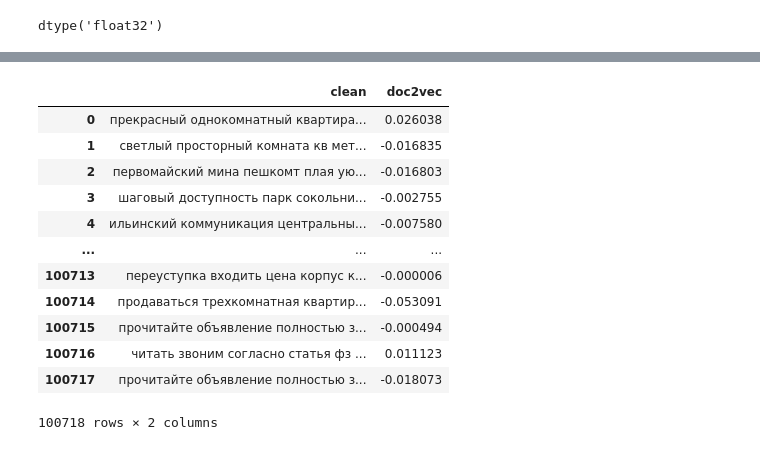
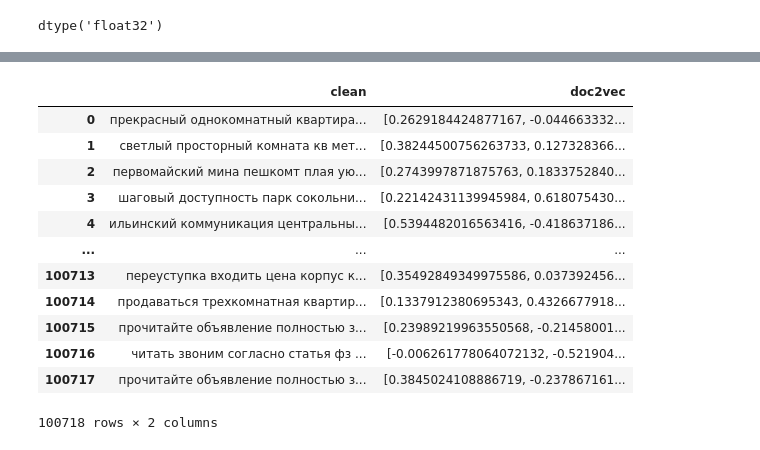
Before and after one commit to Gabuchev/Apartments-in-Moscow---The-simplest-recommendation-system, a Jupyter notebook: Doc2Vec.ipynb, the cells around one changed output, grey strips where cells are left out. Cells and saved outputs as stored; diff of their text form; code cells hidden in the pictures.

```diff
--- a/Doc2Vec.ipynb
+++ b/Doc2Vec.ipynb
@@ -129,26 +111,26 @@ vec
 # %%
 import numpy as np
 #Создание списка списков
 #добавление списка в столбец данных
-df_clean['doc2vec'] = np.array(vec).tolist()
+df_clean['doc2vec'] = np.array(des2vec).tolist()
 
 #Это не обязательное условие
 #df_clean= df_clean.drop([0],axis=1)
 
 df_clean.head(-5)
 # %% [output]
 |  | clean | doc2vec |
-| 0 | прекрасный однокомнатный квартира... | 0.026038 |
-| 1 | светлый просторный комната кв мет... | -0.016835 |
-| 2 | первомайский мина пешкомт плая ую... | -0.016803 |
-| 3 | шаговый доступность парк сокольни... | -0.002755 |
-| 4 | ильинский коммуникация центральны... | -0.007580 |
+| 0 | прекрасный однокомнатный квартира... | [0.2629184424877167, -0.044663332... |
+| 1 | светлый просторный комната кв мет... | [0.38244500756263733, 0.127328366... |
+| 2 | первомайский мина пешкомт плая ую... | [0.2743997871875763, 0.1833752840... |
+| 3 | шаговый доступность парк сокольни... | [0.22142431139945984, 0.618075430... |
+| 4 | ильинский коммуникация центральны... | [0.5394482016563416, -0.418637186... |
 | ... | ... | ... |
-| 100713 | переуступка входить цена корпус к... | -0.000006 |
-| 100714 | продаваться трехкомнатная квартир... | -0.053091 |
-| 100715 | прочитайте объявление полностью з... | -0.000494 |
-| 100716 | читать звоним согласно статья фз ... | 0.011123 |
-| 100717 | прочитайте объявление полностью з... | -0.018073 |
+| 100713 | переуступка входить цена корпус к... | [0.35492849349975586, 0.037392456... |
+| 100714 | продаваться трехкомнатная квартир... | [0.1337912380695343, 0.4326677918... |
+| 100715 | прочитайте объявление полностью з... | [0.23989219963550568, -0.21458001... |
+| 100716 | читать звоним согласно статья фз ... | [-0.006261778064072132, -0.521904... |
+| 100717 | прочитайте объявление полностью з... | [0.3845024108886719, -0.237867161... |
 100718 rows × 2 columns
 # %%
 #Сохраняю данные
```
Also changed, not shown: parts of 4 cells of this notebook.
